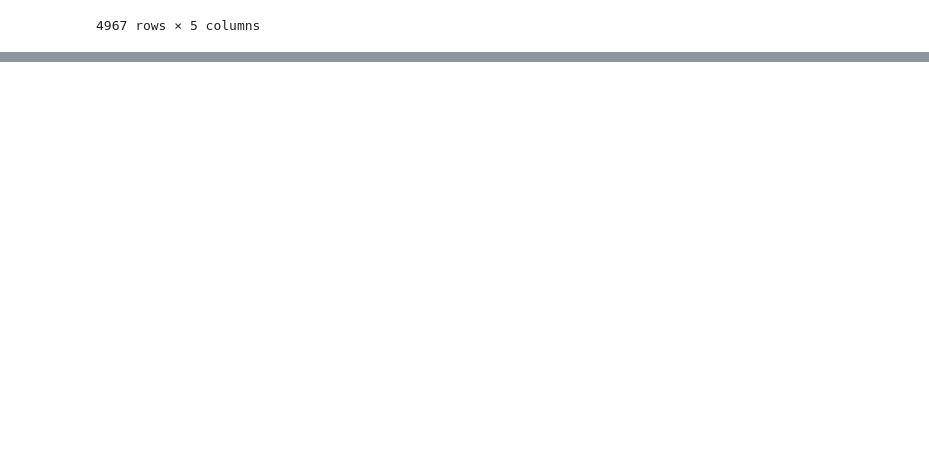
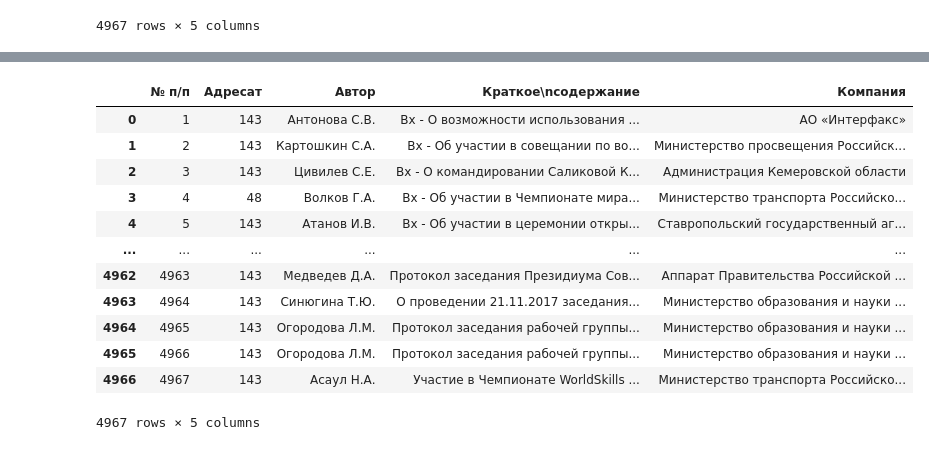
Before and after one commit to BABALEXA/Laboratorny, a Jupyter notebook: Untitled0.ipynb, the cells around one changed output, grey strips where cells are left out. Cells and saved outputs as stored; diff of their text form; code cells hidden in the pictures; blank space fills up the shorter version.

```diff
--- a/Untitled0.ipynb
+++ b/Untitled0.ipynb
@@ -173,3 +173,10 @@ count = CountVectorizer()
 # преобразование текста
 count = count.fit_transform(df["Краткое\nсодержание"])
 count = count.toarray()
+# %%
+from sklearn.preprocessing import LabelEncoder
+le = LabelEncoder()
+df_copy = df.copy()
+
+df_copy['Адресат'] = le.fit_transform(df_copy['Адресат'])
+df_copy['Адресат'].unique()
@@ -176,2 +197,18 @@ count = count.toarray()
+# %%
+df_copy
+# %% [output]
+|  | № п/п | Адресат | Автор | Краткое\nсодержание | Компания |
+| 0 | 1 | 143 | Антонова С.В. | Вх - О возможности использования ... | АО «Интерфакс» |
+| 1 | 2 | 143 | Картошкин С.А. | Вх - Об участии в совещании по во... | Министерство просвещения Российск... |
+| 2 | 3 | 143 | Цивилев С.Е. | Вх - О командировании Саликовой К... | Администрация Кемеровской области |
+| 3 | 4 | 48 | Волков Г.А. | Вх - Об участии в Чемпионате мира... | Министерство транспорта Российско... |
+| 4 | 5 | 143 | Атанов И.В. | Вх - Об участии в церемонии откры... | Ставропольский государственный аг... |
+| ... | ... | ... | ... | ... | ... |
+| 4962 | 4963 | 143 | Медведев Д.А. | Протокол заседания Президиума Сов... | Аппарат Правительства Российской ... |
+| 4963 | 4964 | 143 | Синюгина Т.Ю. | О проведении 21.11.2017 заседания... | Министерство образования и науки ... |
+| 4964 | 4965 | 143 | Огородова Л.М. | Протокол заседания рабочей группы... | Министерство образования и науки ... |
+| 4965 | 4966 | 143 | Огородова Л.М. | Протокол заседания рабочей группы... | Министерство образования и науки ... |
+| 4966 | 4967 | 143 | Асаул Н.А. | Участие в Чемпионате WorldSkills ... | Министерство транспорта Российско... |
+4967 rows × 5 columns
 # %%
 from sklearn.manifold import TSNE
```
Also changed, not shown: parts of 3 cells of this notebook.
